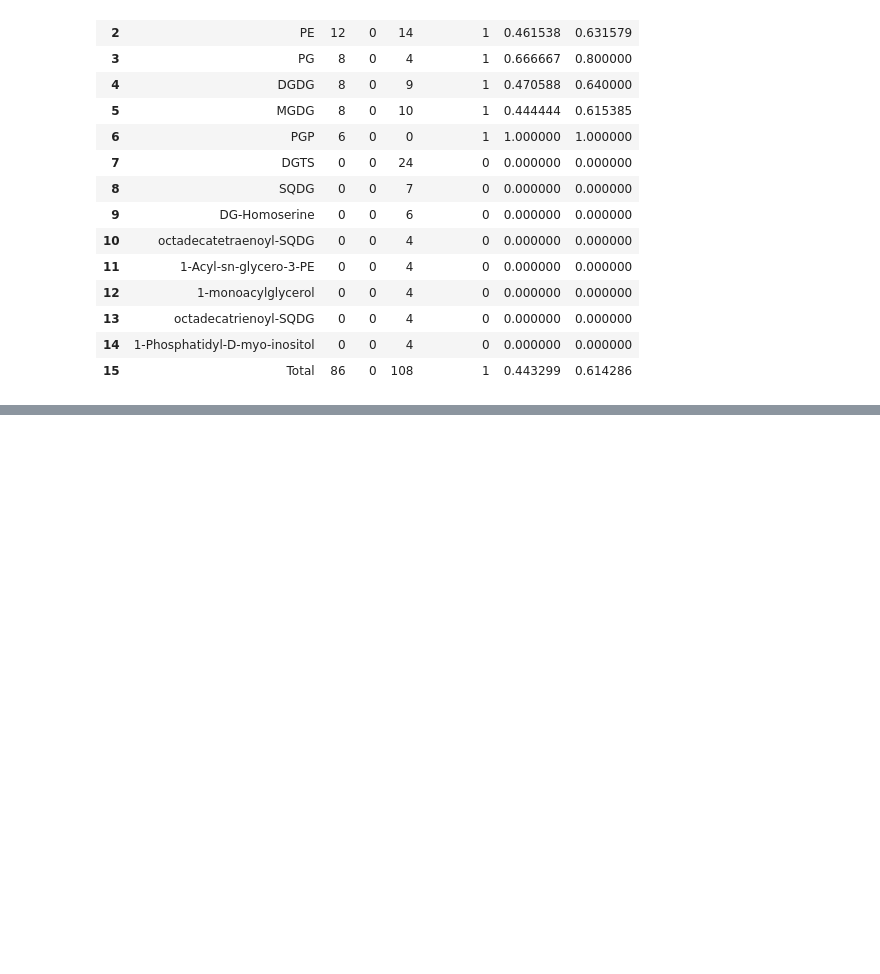
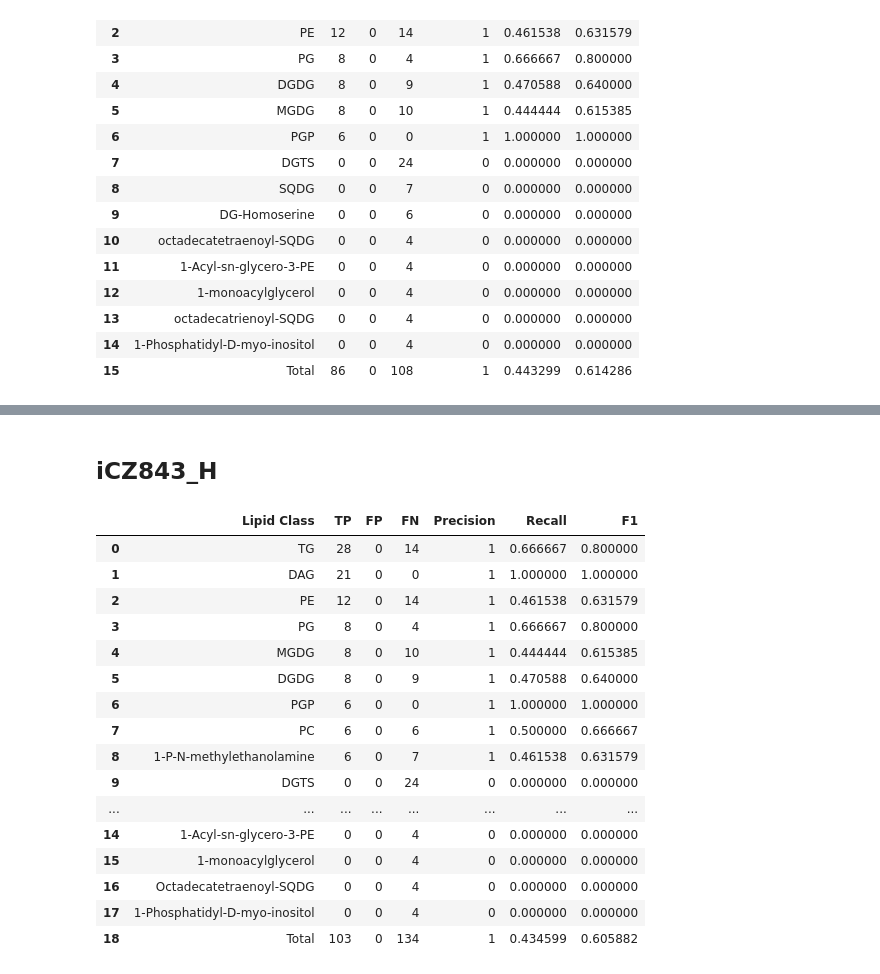
Before and after one commit to AdrianoSilva19/Thesis_Suport, a Jupyter notebook: RdKit_Lipid_GEMA/Graph_results.ipynb, the cells around one changed output, grey strips where cells are left out. Cells and saved outputs as stored; diff of their text form; code cells hidden in the pictures; blank space fills up the shorter version.

```diff
--- a/RdKit_Lipid_GEMA/Graph_results.ipynb
+++ b/RdKit_Lipid_GEMA/Graph_results.ipynb
@@ -72,0 +73,25 @@ plt.show()
+# %% [markdown]
+## iCZ843_H
+# %%
+final_results = r"final_results/iCZ843_H_last.xlsx"
+
+df = pd.read_excel(final_results)
+df
+# %% [output]
+|  | Lipid Class | TP | FP | FN | Precision | Recall | F1 |
+| 0 | TG | 28 | 0 | 14 | 1 | 0.666667 | 0.800000 |
+| 1 | DAG | 21 | 0 | 0 | 1 | 1.000000 | 1.000000 |
+| 2 | PE | 12 | 0 | 14 | 1 | 0.461538 | 0.631579 |
+| 3 | PG | 8 | 0 | 4 | 1 | 0.666667 | 0.800000 |
+| 4 | MGDG | 8 | 0 | 10 | 1 | 0.444444 | 0.615385 |
+| 5 | DGDG | 8 | 0 | 9 | 1 | 0.470588 | 0.640000 |
+| 6 | PGP | 6 | 0 | 0 | 1 | 1.000000 | 1.000000 |
+| 7 | PC | 6 | 0 | 6 | 1 | 0.500000 | 0.666667 |
+| 8 | 1-P-N-methylethanolamine | 6 | 0 | 7 | 1 | 0.461538 | 0.631579 |
+| 9 | DGTS | 0 | 0 | 24 | 0 | 0.000000 | 0.000000 |
+| ... | ... | ... | ... | ... | ... | ... | ... |
+| 14 | 1-Acyl-sn-glycero-3-PE | 0 | 0 | 4 | 0 | 0.000000 | 0.000000 |
+| 15 | 1-monoacylglycerol | 0 | 0 | 4 | 0 | 0.000000 | 0.000000 |
+| 16 | Octadecatetraenoyl-SQDG | 0 | 0 | 4 | 0 | 0.000000 | 0.000000 |
+| 17 | 1-Phosphatidyl-D-myo-inositol | 0 | 0 | 4 | 0 | 0.000000 | 0.000000 |
+| 18 | Total | 103 | 0 | 134 | 1 | 0.434599 | 0.605882 |
```
Also changed, not shown: parts of 2 cells of this notebook, 2 other files.
